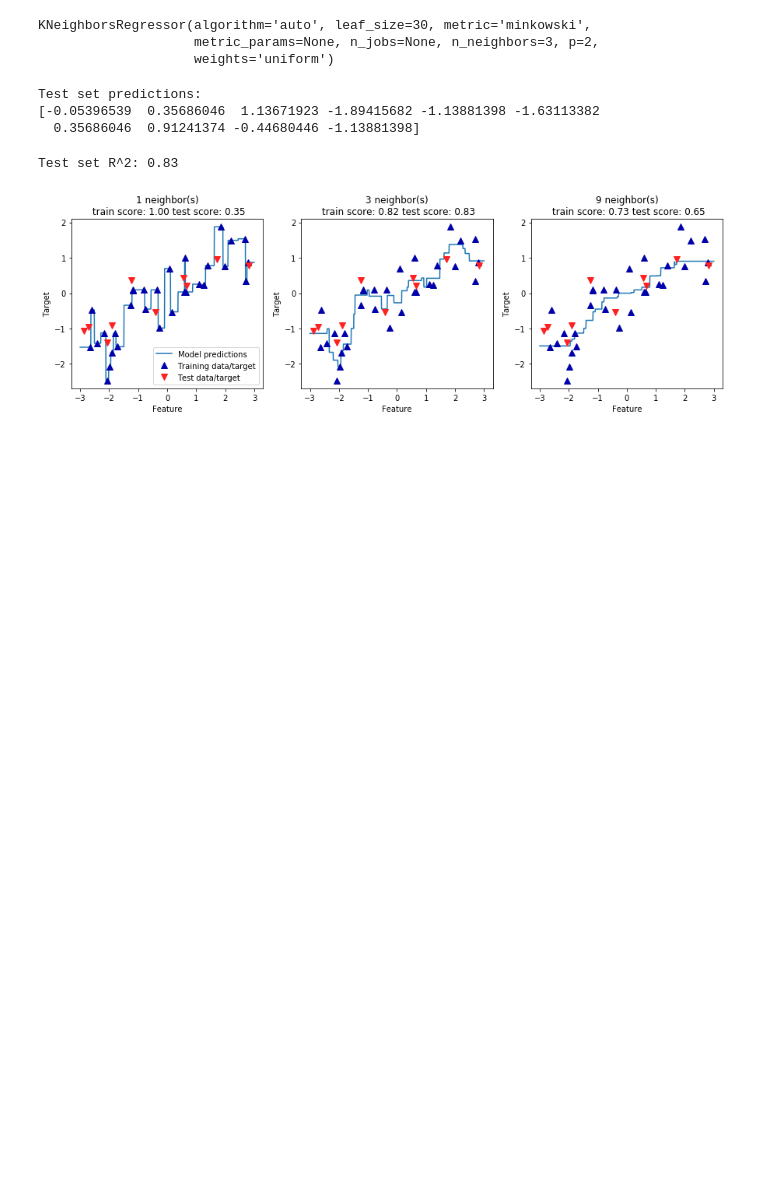
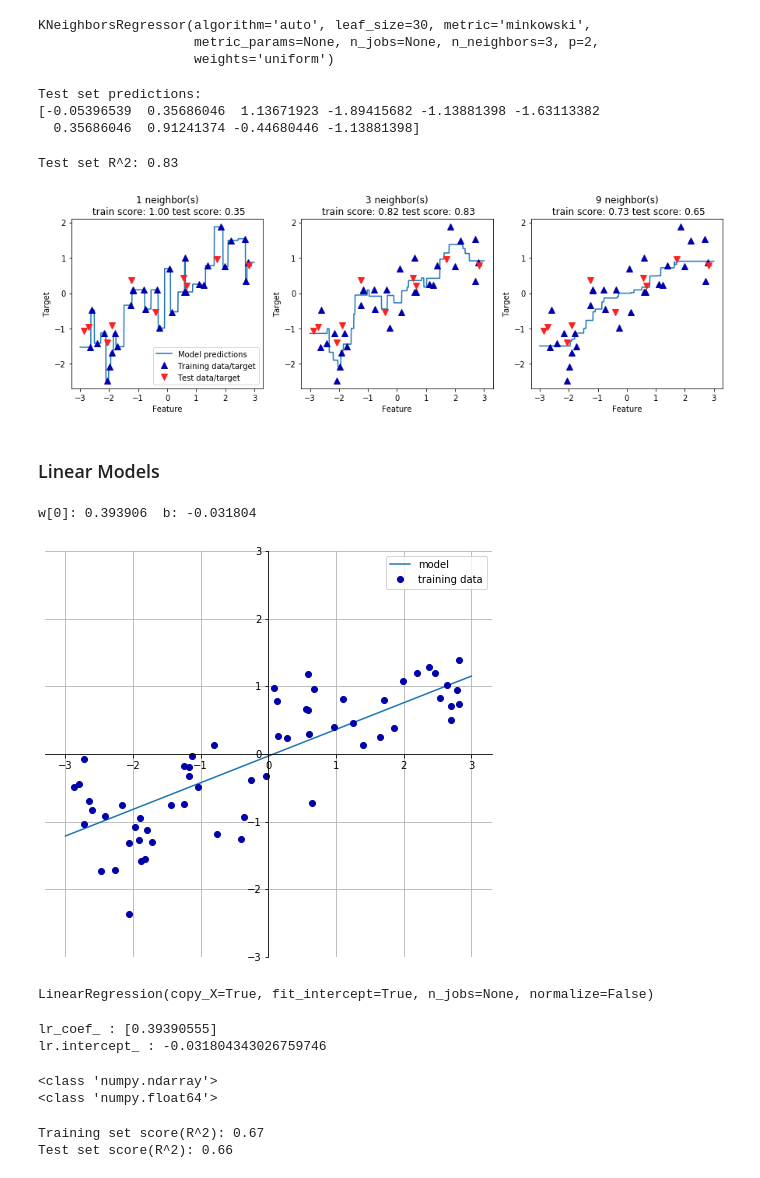
Before and after one commit to arorapankaj/PythonPractise, a Jupyter notebook: wave_dataset..ipynb, the cells around one changed output. Cells and saved outputs as stored; diff of their text form; code cells hidden in the pictures; blank space fills up the shorter version.

Commit message:
Added Linear Model Regression Codes

```diff
--- a/wave_dataset..ipynb
+++ b/wave_dataset..ipynb
@@ -59,3 +59,40 @@ for n_neighbors, ax in zip([1, 3, 9], axes):
                 "Test data/target"], loc="best")
 # %% [output]
 [figure]
+# %% [markdown]
+### Linear Models
+# %%
+mglearn.plots.plot_linear_regression_wave()
+# %% [output]
+w[0]: 0.393906  b: -0.031804
+[figure, added]
+# %%
+from sklearn.linear_model import LinearRegression
+
+X, y = mglearn.datasets.make_wave(n_samples = 60)
+
+from sklearn.model_selection import train_test_split
+X_train, X_test, y_train, y_test = train_test_split(X, y, random_state = 42)
+
+lr = LinearRegression()
+lr.fit(X_train, y_train)
+# %% [output]
+LinearRegression(copy_X=True, fit_intercept=True, n_jobs=None, normalize=False)
+# %%
+print("lr_coef_ : {}".format(lr.coef_))
+print("lr.intercept_ : {}".format(lr.intercept_))
+# %% [output]
+lr_coef_ : [0.39390555]
+lr.intercept_ : -0.031804343026759746
+# %%
+print(type(lr.coef_)) # numpy array
+print(type(lr.intercept_)) # floating point number
+# %% [output]
+<class 'numpy.ndarray'>
+<class 'numpy.float64'>
+# %%
+print("Training set score(R^2): {:.2f}".format(lr.score(X_train, y_train)))
+print("Test set score(R^2): {:.2f}".format(lr.score(X_test, y_test)))
+# %% [output]
+Training set score(R^2): 0.67
+Test set score(R^2): 0.66
```
Also changed, not shown: 1 other file.
